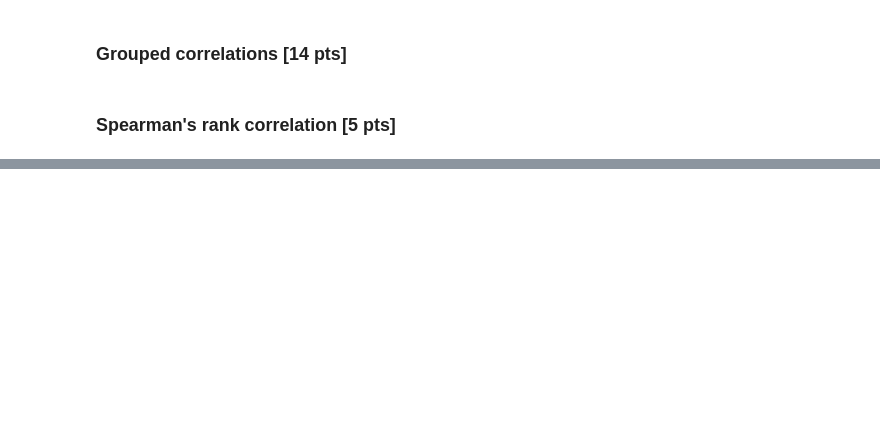
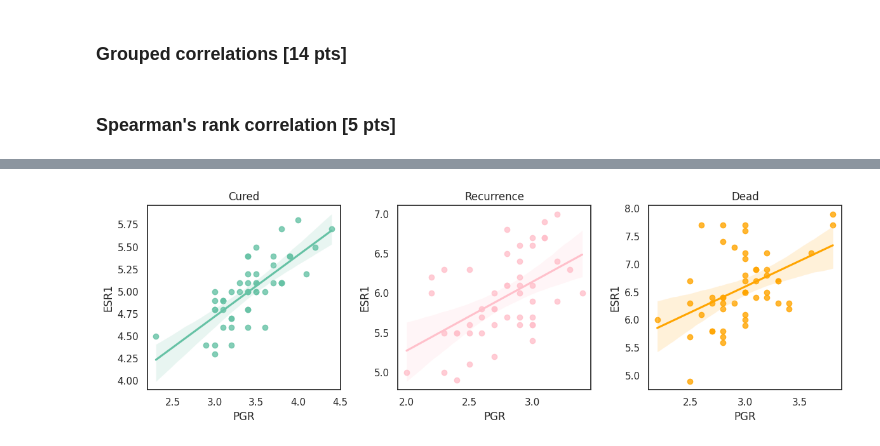
Before and after one commit to Emmanuelle-DG/S24, a Jupyter notebook: notebooks/exercices_data_science.ipynb, the cells around one changed output, grey strips where cells are left out. Saved outputs shown, nothing was run; the diff lists cells and outputs as text; code cells hidden in the pictures; blank space fills up the shorter version.

```diff
--- a/notebooks/exercices_data_science.ipynb
+++ b/notebooks/exercices_data_science.ipynb
@@ -93,0 +129,30 @@ At first glance, expression of PGR and ESR1 do not seem to correlate.
+# %%
+# Alternative figure
+
+fig, axs = plt.subplots(nrows=1, ncols=3, figsize=(12, 4))
+#fig.set_title("PGR vs ESR1 correlation w/ rvalue for cured patients")
+
+# Plot the first regression line
+sns.regplot(x=data.loc[data.Results == 'Cured', 'PGR'], y=data.loc[data.Results == 'Cured', 'ESR1'], label='Cured', ax=axs[0])
+axs[0].set_title('Cured')
+
+# Plot the second regression line
+sns.regplot(x=data.loc[data.Results == 'Recurrence', 'PGR'], y=data.loc[data.Results == 'Recurrence', 'ESR1'], label='Recurring', color='pink', ax=axs[1])
+axs[1].set_title('Recurrence')
+
+# Plot the third regression line
+sns.regplot(x=data.loc[data.Results == 'Dead', 'PGR'], y=data.loc[data.Results == 'Dead', 'ESR1'], label='Dead', color='orange', ax=axs[2])
+axs[2].set_title('Dead')
+
+# Add labels and title
+for ax in axs:
+    ax.set_xlabel('PGR')
+    ax.set_ylabel('ESR1')
+
+# Adjust layout
+plt.tight_layout()
+
+# Show the plot
+plt.show()
+# %% [output]
+[figure, added]
```
Also changed, not shown: parts of 7 cells of this notebook, 2 other files.
